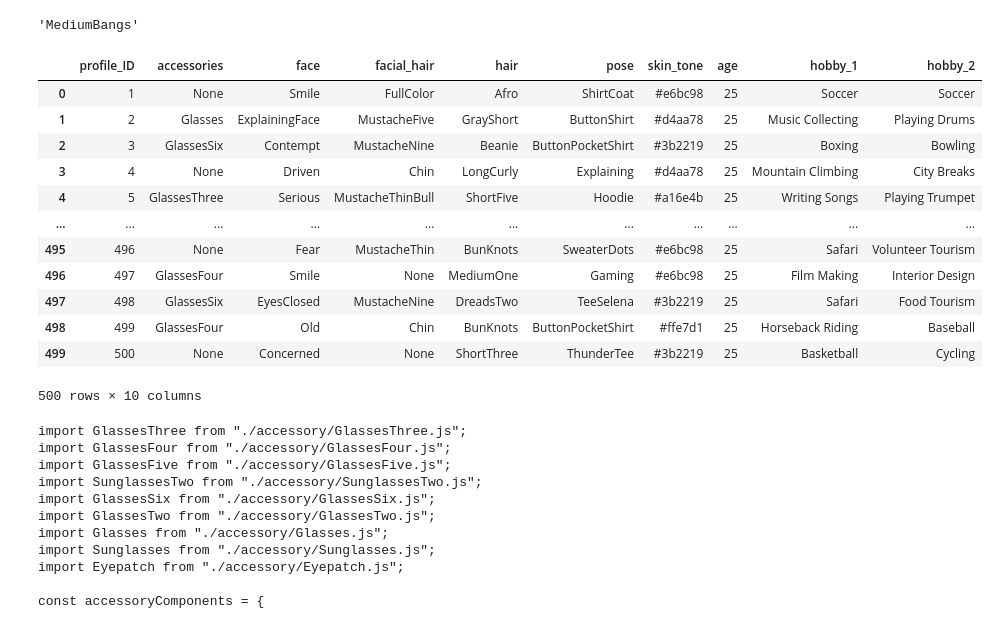
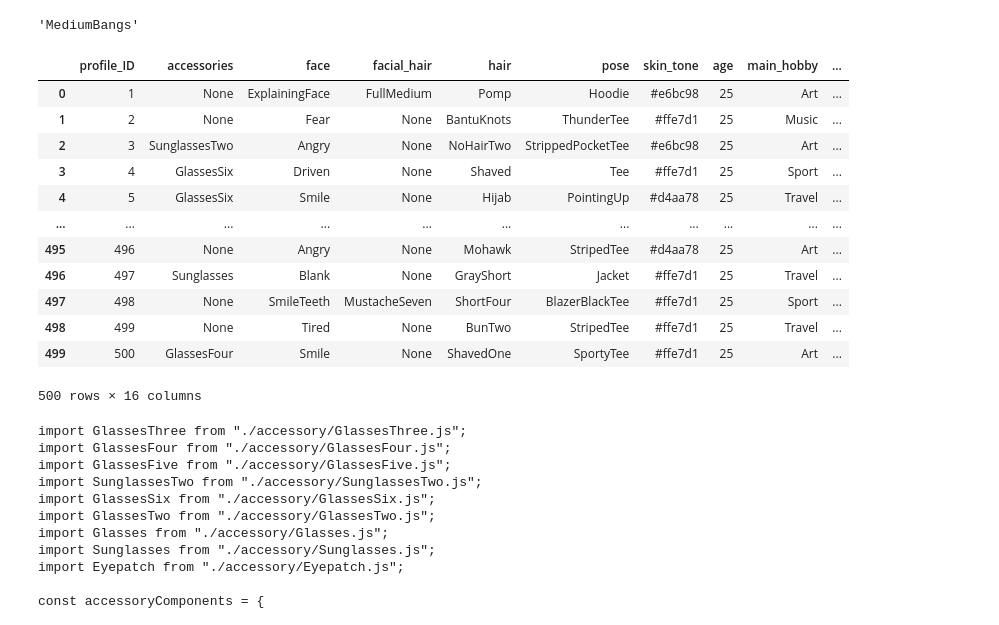
Before and after one commit to sofiahafner/dating-app-experiment, a Jupyter notebook: profiles/ProfileCreation.ipynb, the cells around one changed output. Drawn from its saved outputs; the diff is of its cells as text; code cells hidden in the pictures.

```diff
--- a/profiles/ProfileCreation.ipynb
+++ b/profiles/ProfileCreation.ipynb
@@ -201,6 +257,12 @@ hair.pop(hair.index("MediumBangs"))
 
 
 skin_tones = ["#ffe7d1", "#3b2219","#a16e4b", "#d4aa78", "#e6bc98"]
+clothes_colors = ["#e33010", "#e37610", "#e3c710", "#56e310", "#10e3c7", "#109de3", "#1037e3", "#8010e3",
+                 "#e310df", "#e3106b", "#787878", "#6e543b"]
+clothes_colors = ["#b04337", "#e69722", "#3c9c10", "#6ae8eb", "#2f4491", "#b08dc9", "#d424c2", "#66162e"]
+
+hair_colors = ["#4a3726", "#d6ba74", "#bf6008", "#c9c6c3", "#e33bdb", "#70e33b", "#0772de"]
+
 
 hobbies_dict = {
     "Sport": [
@@ -234,47 +296,56 @@ hobbies_dict = {
 # %%
 import numpy as np
 df = pd.DataFrame({'profile_ID': range(1, 501)})
 
 def assign_peep_features(row):
-    peep_accessories = random.choice(accessories) if random.random() > 0.3 else "None"
+    peep_accessories = random.choice(accessories) if random.random() > 0.7 else "None"
     peep_face = random.choice(faces)
-    peep_facial_hair = random.choice(facial_hair) if random.random() > 0.2 else "None"
+    peep_facial_hair = random.choice(facial_hair) if random.random() > 0.8 else "None"
     peep_hair = random.choice(hair)
     peep_pose = random.choice(poses)
     main_hobby = random.choice(["Sport", "Music", "Art", "Travel"])
     skin_tone = random.choice(skin_tones)
     age = 25
     hobby_1 = random.choice(hobbies_dict[main_hobby])
     hobby_2 = random.choice(hobbies_dict[main_hobby])
+    hair_color = random.choice(hair_colors)
+    clothes_color = random.choice(clothes_colors)
 
     return pd.Series({
         'accessories': peep_accessories,
         'face': peep_face,
         'facial_hair': peep_facial_hair,
         'hair': peep_hair,
         'pose': peep_pose,
         'skin_tone': skin_tone,
         'age': age,
+        'main_hobby': main_hobby,
         'hobby_1': hobby_1,
-        'hobby_2': hobby_2
+        'hobby_2': hobby_2,
+        'hair_color' : hair_color,
+        'clothes_color' : clothes_color
+
     })
 
-df[['accessories', 'face', 'facial_hair', 'hair', 'pose', 'skin_tone', 'age', 'hobby_1', 'hobby_2']] = df.apply(assign_peep_features, axis=1)
+df[['accessories', 'face', 'facial_hair', 'hair', 'pose', 'skin_tone', 'age', 'main_hobby', 'hobby_1', 'hobby_2', 'hair_color', 'clothes_color' ]] = df.apply(assign_peep_features, axis=1)
+df['hair_short'] = df['hair'].apply(lambda x: hair_traits.get(x, {}).get('short', False))
+df['hair_curly'] = df['hair'].apply(lambda x: hair_traits.get(x, {}).get('curly', False))
+df['hair_braided'] = df['hair'].apply(lambda x: hair_traits.get(x, {}).get('braided', False))
 df
 # %% [output]
-|  | profile_ID | accessories | face | facial_hair | hair | pose | skin_tone | age | hobby_1 | hobby_2 |
-| 0 | 1 | None | Smile | FullColor | Afro | ShirtCoat | #e6bc98 | 25 | Soccer | Soccer |
-| 1 | 2 | Glasses | ExplainingFace | MustacheFive | GrayShort | ButtonShirt | #d4aa78 | 25 | Music Collecting | Playing Drums |
-| 2 | 3 | GlassesSix | Contempt | MustacheNine | Beanie | ButtonPocketShirt | #3b2219 | 25 | Boxing | Bowling |
-| 3 | 4 | None | Driven | Chin | LongCurly | Explaining | #d4aa78 | 25 | Mountain Climbing | City Breaks |
-| 4 | 5 | GlassesThree | Serious | MustacheThinBull | ShortFive | Hoodie | #a16e4b | 25 | Writing Songs | Playing Trumpet |
+|  | profile_ID | accessories | face | facial_hair | hair | pose | skin_tone | age | main_hobby | ... |
+| 0 | 1 | None | ExplainingFace | FullMedium | Pomp | Hoodie | #e6bc98 | 25 | Art | ... |
+| 1 | 2 | None | Fear | None | BantuKnots | ThunderTee | #ffe7d1 | 25 | Music | ... |
+| 2 | 3 | SunglassesTwo | Angry | None | NoHairTwo | StrippedPocketTee | #e6bc98 | 25 | Art | ... |
+| 3 | 4 | GlassesSix | Driven | None | Shaved | Tee | #ffe7d1 | 25 | Sport | ... |
+| 4 | 5 | GlassesSix | Smile | None | Hijab | PointingUp | #d4aa78 | 25 | Travel | ... |
 | ... | ... | ... | ... | ... | ... | ... | ... | ... | ... | ... |
-| 495 | 496 | None | Fear | MustacheThin | BunKnots | SweaterDots | #e6bc98 | 25 | Safari | Volunteer Tourism |
-| 496 | 497 | GlassesFour | Smile | None | MediumOne | Gaming | #e6bc98 | 25 | Film Making | Interior Design |
-| 497 | 498 | GlassesSix | EyesClosed | MustacheNine | DreadsTwo | TeeSelena | #3b2219 | 25 | Safari | Food Tourism |
-| 498 | 499 | GlassesFour | Old | Chin | BunKnots | ButtonPocketShirt | #ffe7d1 | 25 | Horseback Riding | Baseball |
-| 499 | 500 | None | Concerned | None | ShortThree | ThunderTee | #3b2219 | 25 | Basketball | Cycling |
+| 495 | 496 | None | Angry | None | Mohawk | StripedTee | #d4aa78 | 25 | Art | ... |
+| 496 | 497 | Sunglasses | Blank | None | GrayShort | Jacket | #ffe7d1 | 25 | Travel | ... |
+| 497 | 498 | None | SmileTeeth | MustacheSeven | ShortFour | BlazerBlackTee | #ffe7d1 | 25 | Sport | ... |
+| 498 | 499 | None | Tired | None | BunTwo | StripedTee | #ffe7d1 | 25 | Travel | ... |
+| 499 | 500 | GlassesFour | Smile | None | ShavedOne | SportyTee | #ffe7d1 | 25 | Art | ... |
-500 rows × 10 columns
+500 rows × 16 columns
 # %%
 df.to_json('/Users/franziskahafner/Desktop/oii/trinity/thesis/experiment/dating-app-experiment/client/data/peep_profiles.json', orient='records', lines=False)
 # %%
```
Also changed, not shown: parts of 1 cell of this notebook, 4 other files.
